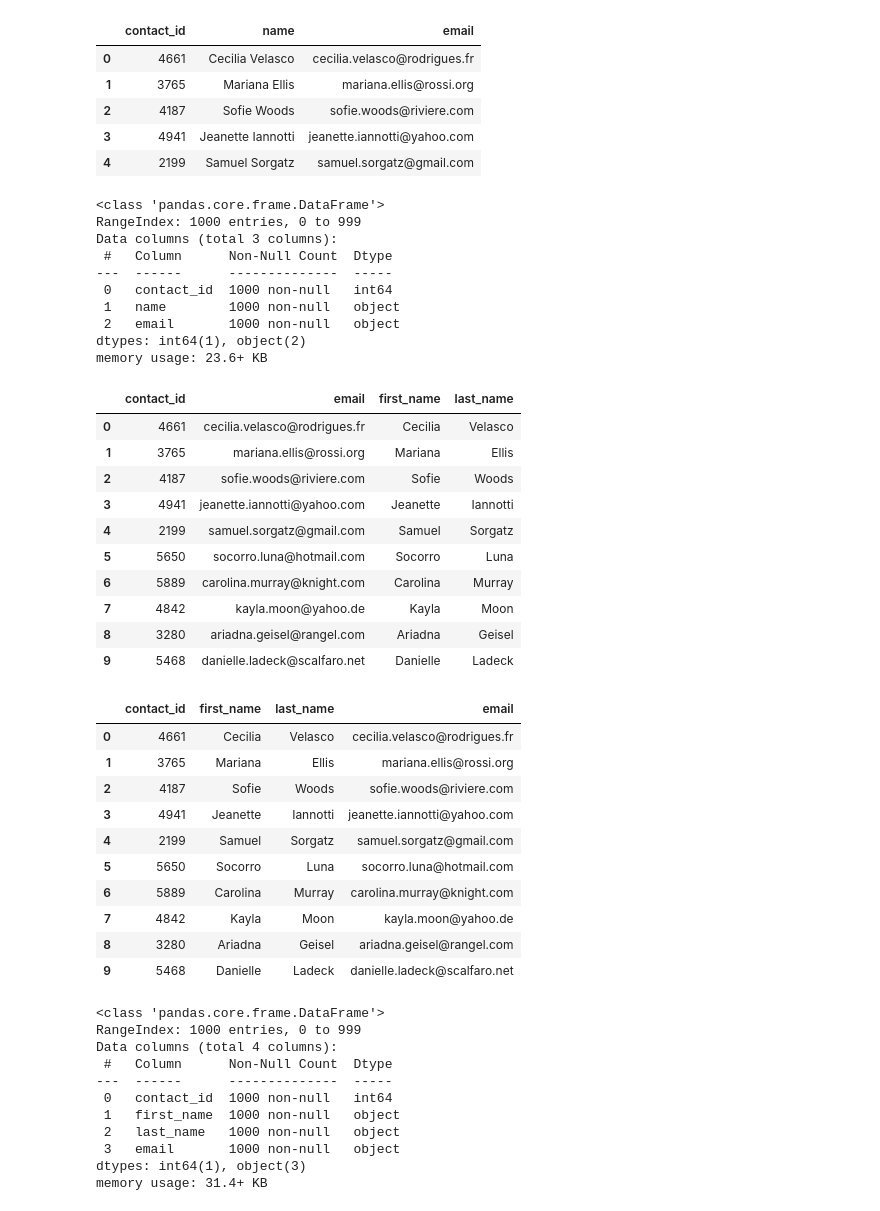
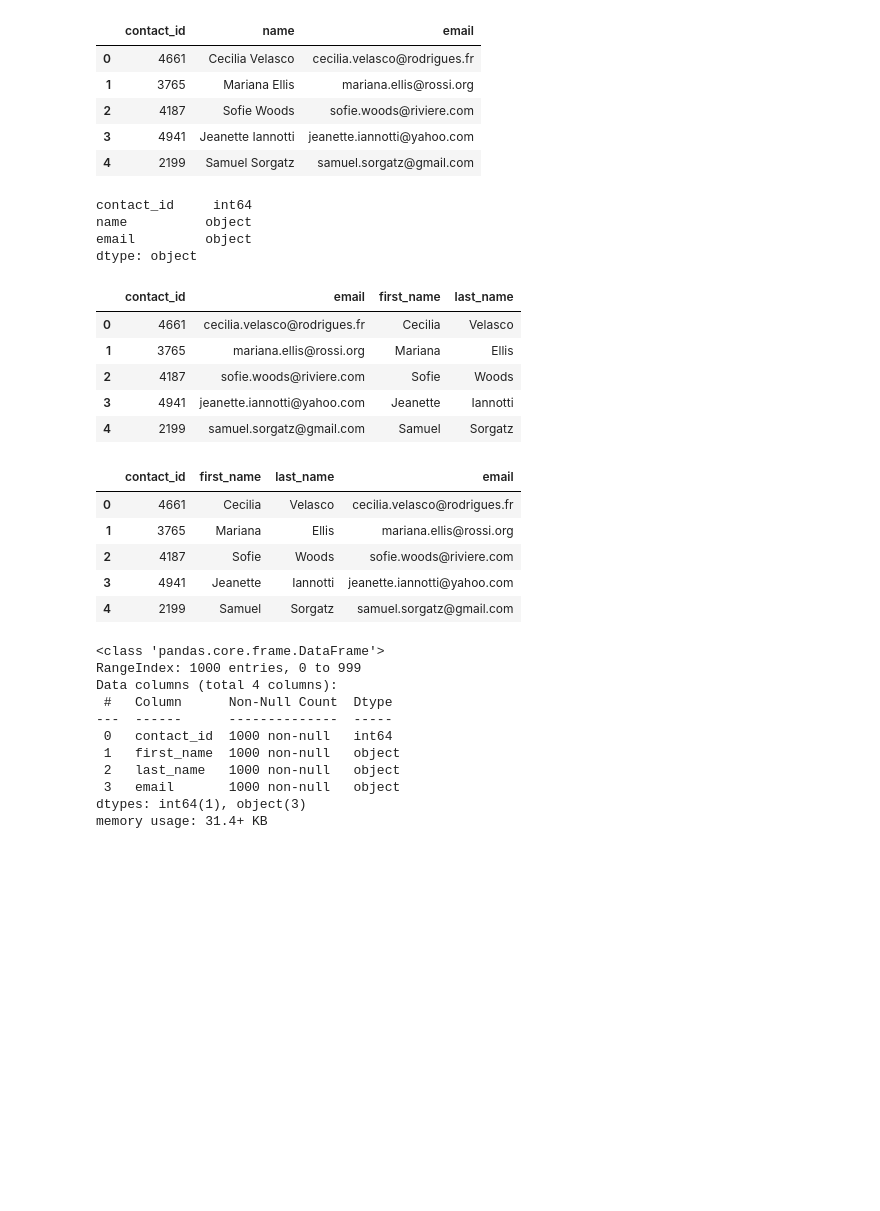
Before and after one commit to AA-Rafi/Project2_ETL, a Jupyter notebook: AA_ETL_Mini_Project_Starter_Code.ipynb, the cells around one changed output. Saved outputs shown, nothing was run; the diff lists cells and outputs as text; code cells hidden in the pictures; blank space fills up the shorter version.

```diff
--- a/AA_ETL_Mini_Project_Starter_Code.ipynb
+++ b/AA_ETL_Mini_Project_Starter_Code.ipynb
@@ -303,7 +303,7 @@ campaign_cleaned.to_csv("Resources/campaign.csv", index=False)
 # %% [markdown]
 ### Extract the contacts.xlsx Data.
 # %%
-# Read the data into a Pandas DataFrame. Use the `header=2` parameter when reading in the data.
-contact_info_df = pd.read_excel('Resources/contacts.xlsx', header=2)
+# Read the data into a Pandas DataFrame.
+contact_info_df = pd.read_excel('Resources/contacts.xlsx', header=3)
 contact_info_df.head()
 # %% [output]
@@ -330,6 +330,9 @@ Then export the DataFrame as a `contacts.csv` CSV file.
 import json
 dict_values = []
 
+for index, row in contact_info_df.iterrows():
+    row_dict = json.loads(row["contact_info"])
+    dict_values.append(row_dict)
 
 # Print out the list of values for each row.
 print(dict_values)
@@ -338,6 +341,7 @@ print(dict_values)
 # %%
 # Create a contact_info DataFrame and add each list of values, i.e., each row
-# to the 'contact_id', 'name', 'email' columns.
+contact_info = pd.DataFrame(dict_values)
+contact_info.head()
 # %% [output]
 |  | contact_id | name | email |
 | 0 | 4661 | Cecilia Velasco | cecilia.velasco@rodrigues.fr |
@@ -347,36 +351,33 @@ print(dict_values)
 | 4 | 2199 | Samuel Sorgatz | samuel.sorgatz@gmail.com |
 # %%
 # Check the datatypes.
+contact_info.dtypes
 # %% [output]
-<class 'pandas.core.frame.DataFrame'>
-RangeIndex: 1000 entries, 0 to 999
-Data columns (total 3 columns):
- #   Column      Non-Null Count  Dtype
----  ------      --------------  -----
- 0   contact_id  1000 non-null   int64
- 1   name        1000 non-null   object
- 2   email       1000 non-null   object
-dtypes: int64(1), object(2)
-memory usage: 23.6+ KB
+contact_id     int64
+name          object
+email         object
+dtype: object
 # %%
 # Create a "first"name" and "last_name" column with the first and last names from the "name" column.
+contact_info[['first_name', 'last_name']] = contact_info['name'].str.split(' ', expand=True)
 
 
 # Drop the contact_name column
+contact_info = contact_info.drop(columns=['name'])
+
+
+contact_info.head()
 # %% [output]
 |  | contact_id | email | first_name | last_name |
 | 0 | 4661 | cecilia.velasco@rodrigues.fr | Cecilia | Velasco |
 | 1 | 3765 | mariana.ellis@rossi.org | Mariana | Ellis |
 | 2 | 4187 | sofie.woods@riviere.com | Sofie | Woods |
 | 3 | 4941 | jeanette.iannotti@yahoo.com | Jeanette | Iannotti |
 | 4 | 2199 | samuel.sorgatz@gmail.com | Samuel | Sorgatz |
-| 5 | 5650 | socorro.luna@hotmail.com | Socorro | Luna |
-| 6 | 5889 | carolina.murray@knight.com | Carolina | Murray |
-| 7 | 4842 | kayla.moon@yahoo.de | Kayla | Moon |
-| 8 | 3280 | ariadna.geisel@rangel.com | Ariadna | Geisel |
-| 9 | 5468 | danielle.ladeck@scalfaro.net | Danielle | Ladeck |
 # %%
 # Reorder the columns
+contact_info = contact_info[["contact_id", "first_name", "last_name", "email"]]
+contact_info.head()
 # %% [output]
 |  | contact_id | first_name | last_name | email |
 | 0 | 4661 | Cecilia | Velasco | cecilia.velasco@rodrigues.fr |
@@ -384,10 +385,5 @@ memory usage: 23.6+ KB
 | 2 | 4187 | Sofie | Woods | sofie.woods@riviere.com |
 | 3 | 4941 | Jeanette | Iannotti | jeanette.iannotti@yahoo.com |
 | 4 | 2199 | Samuel | Sorgatz | samuel.sorgatz@gmail.com |
-| 5 | 5650 | Socorro | Luna | socorro.luna@hotmail.com |
-| 6 | 5889 | Carolina | Murray | carolina.murray@knight.com |
-| 7 | 4842 | Kayla | Moon | kayla.moon@yahoo.de |
-| 8 | 3280 | Ariadna | Geisel | ariadna.geisel@rangel.com |
-| 9 | 5468 | Danielle | Ladeck | danielle.ladeck@scalfaro.net |
 # %%
 # Check the datatypes one more time before exporting as CSV file.
```
Also changed, not shown: parts of 14 cells of this notebook, 1 other file.
